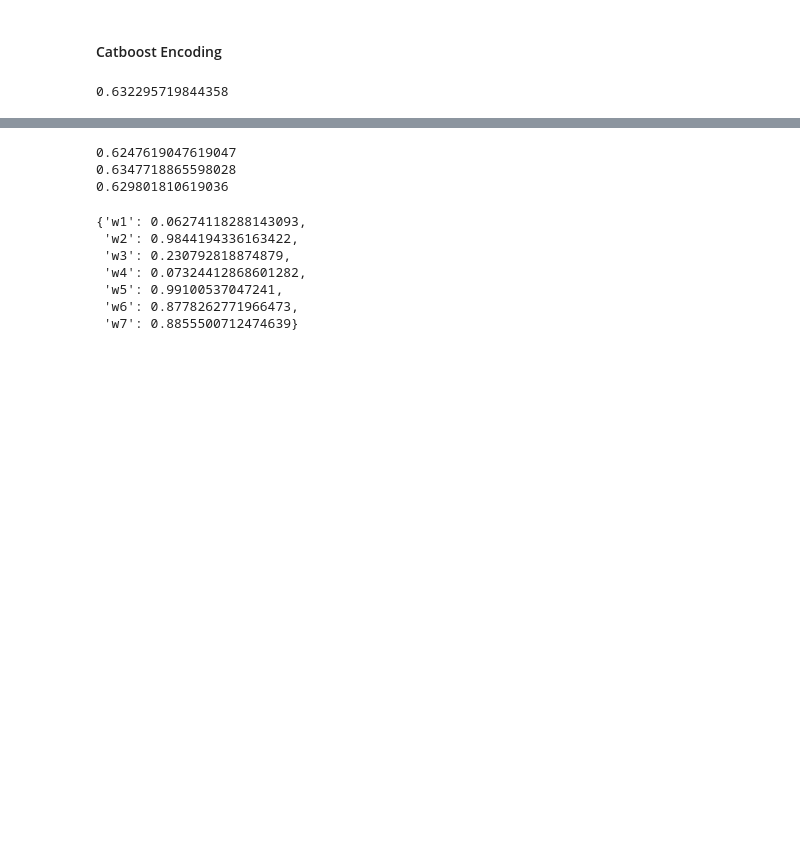
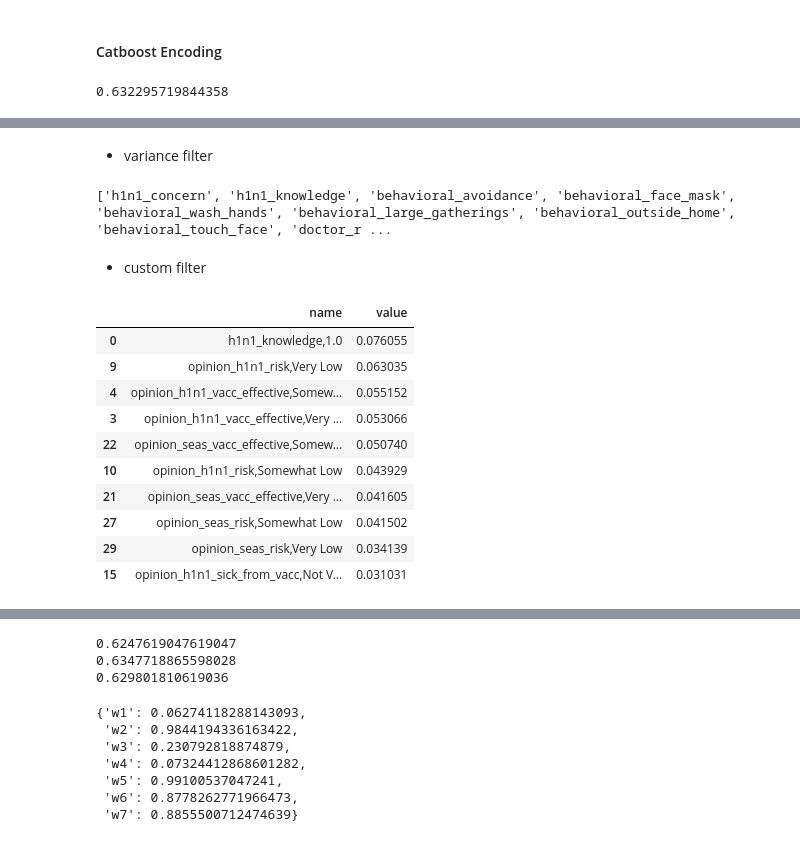
Before and after one commit to snaiws/kaggle, a Jupyter notebook: Prediction_of_H1N1_vaccination/Prediction_of_H1N1_vaccination.ipynb, the cells around one changed output, grey strips where cells are left out. Drawn from its saved outputs; the diff is of its cells as text; code cells hidden in the pictures; blank space fills up the shorter version.

```diff
--- a/Prediction_of_H1N1_vaccination/Prediction_of_H1N1_vaccination.ipynb
+++ b/Prediction_of_H1N1_vaccination/Prediction_of_H1N1_vaccination.ipynb
@@ -1718,0 +1796,2 @@ def simple_train(train,target):
+# %% [markdown]
+- variance filter
@@ -1718,0 +1806,8 @@ def simple_train(train,target):
+# %%
+varf=var_filter(train_cbe)
+varf = varf.columns.tolist()
+print(varf)
+# %% [output]
+['h1n1_concern', 'h1n1_knowledge', 'behavioral_avoidance', 'behavioral_face_mask', 'behavioral_wash_hands', 'behavioral_large_gatherings', 'behavioral_outside_home', 'behavioral_touch_face', 'doctor_r ...
+# %% [markdown]
+- custom filter
@@ -1718,0 +1831,14 @@ def simple_train(train,target):
+# %%
+custom_u.sort_values(by='value',ascending=False).head(10)
+# %% [output]
+|  | name | value |
+| 0 | h1n1_knowledge,1.0 | 0.076055 |
+| 9 | opinion_h1n1_risk,Very Low | 0.063035 |
+| 4 | opinion_h1n1_vacc_effective,Somew... | 0.055152 |
+| 3 | opinion_h1n1_vacc_effective,Very ... | 0.053066 |
+| 22 | opinion_seas_vacc_effective,Somew... | 0.050740 |
+| 10 | opinion_h1n1_risk,Somewhat Low | 0.043929 |
+| 21 | opinion_seas_vacc_effective,Very ... | 0.041605 |
+| 27 | opinion_seas_risk,Somewhat Low | 0.041502 |
+| 29 | opinion_seas_risk,Very Low | 0.034139 |
+| 15 | opinion_h1n1_sick_from_vacc,Not V... | 0.031031 |
```
Also changed, not shown: parts of 119 cells of this notebook.
